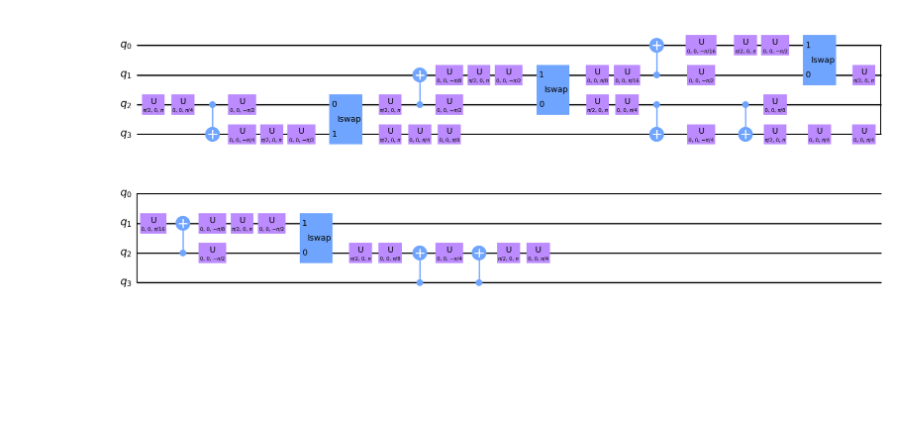
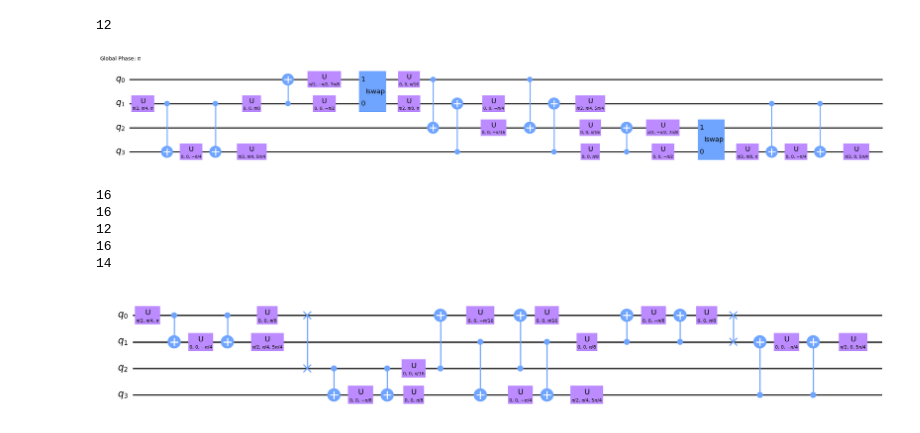
Before and after one commit to Pitt-JonesLab/mirror-gates, a Jupyter notebook: src/notebooks/circuit_dag.ipynb, the cells around one changed output. Drawn from its saved outputs; the diff is of its cells as text; code cells hidden in the pictures; blank space fills up the shorter version.

```diff
--- a/src/notebooks/circuit_dag.ipynb
+++ b/src/notebooks/circuit_dag.ipynb
@@ -35,13 +38,41 @@ dag.draw()
-# %%
-from virtual_swap.pass_managers import SabreVS, SabreQiskit
-
-pm = SabreVS(line)
-transp = pm.run(qc)
-mid_qc = pm.pm.property_set["circuit_progress"]
-mid_qc.draw(output="mpl")
-# transp.draw('mpl')
-# %% [output]
-[figure, removed]
+# %%
+from virtual_swap.pass_managers import SabreVS, SabreQiskit
+
+from virtual_swap.pass_managers import SabreVS, SabreQiskit
+from transpile_benchy.metrics import DepthMetric
+
+for _ in range(1):
+    runner = SabreVS(topo)  # , cx_basis=True)
+    transp = runner.run(qc)
+    # mid0 = runner.pm.property_set["mid0"]
+    mid = runner.pm.property_set["circuit_progress"]
+    print(DepthMetric.calculate(transp))
+    # if DepthMetric.calculate(transp) <= 22:
+    #     break
+mid.draw(output="mpl", fold=-1)  # , filename="twolocal_cns.svg")
+# transp.draw(output="mpl")
+# %% [output]
+12
+[figure, added]
+# %%
+# set original qc to use
+from qiskit import transpile
+
+# qc2 = transpile(qc, initial_layout=runner.pm.property_set["layout"], coupling_map=coupling_map)
+# qc2 = transpile(qc, coupling_map=coupling_map, optimization_level=3)
+for _ in range(5):
+    pm2 = SabreQiskit(topo)  # , cx_basis=True)
+    qc2 = pm2.run(qc)
+    mid = pm2.pm.property_set["circuit_progress"]
+    print(DepthMetric.calculate(qc2))
+mid.draw(output="mpl", fold=-1)
+# %% [output]
+16
+16
+12
+16
+14
+[figure, added]
 # %%
 from qiskit.converters import circuit_to_dag
 
```
Also changed, not shown: parts of 6 cells of this notebook, 11 other files.
